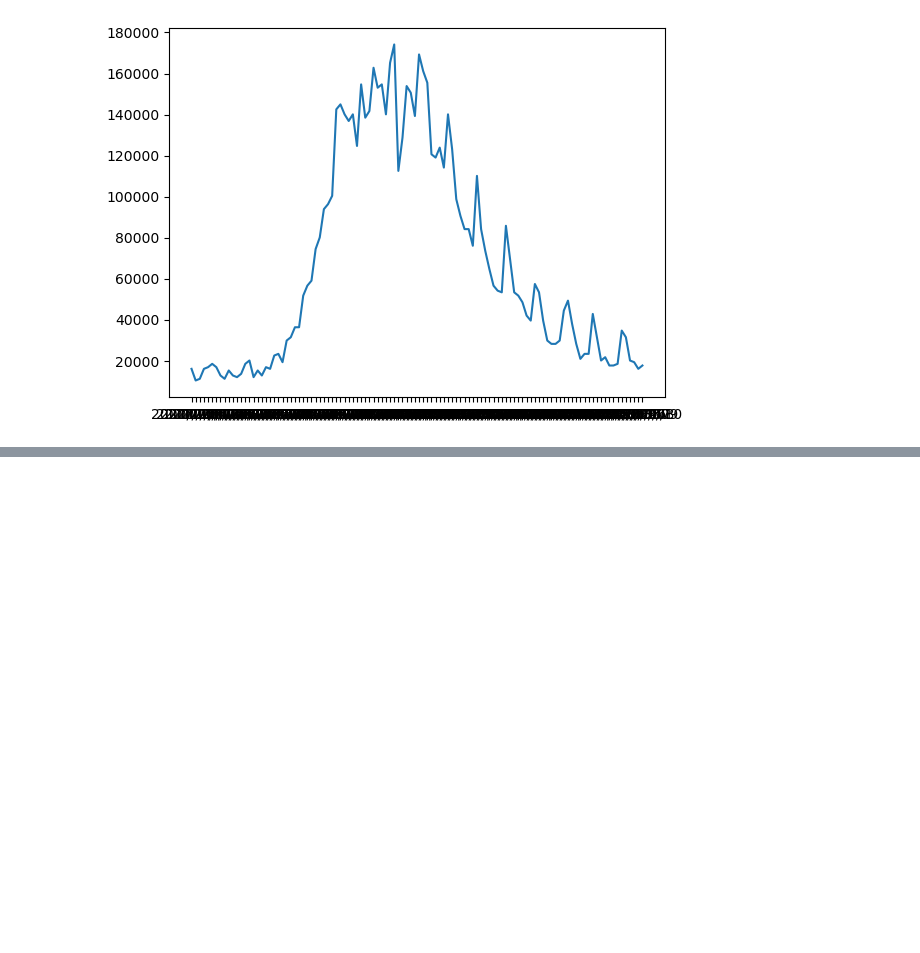
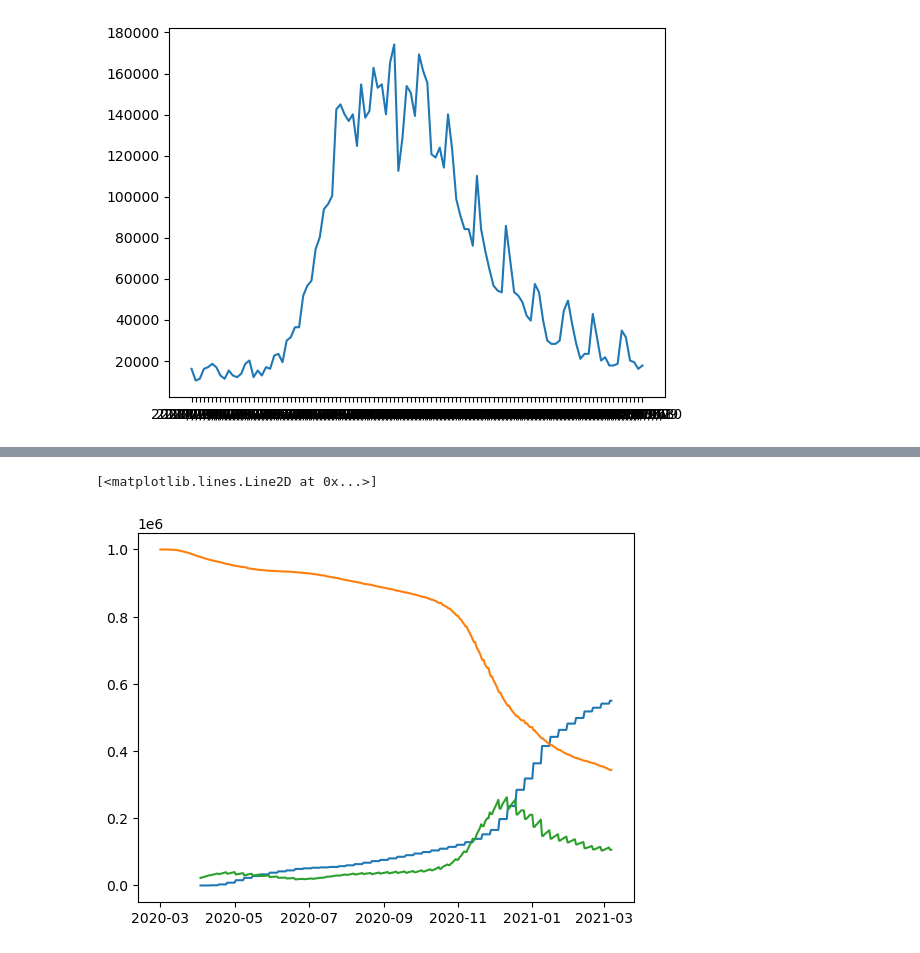
Before and after one commit to oaf9/Differential-Game-Theory-for-SIR-Models, a Jupyter notebook: Code/vanilla_SIR.ipynb, the cells around one changed output, grey strips where cells are left out. Cells and saved outputs as stored; diff of their text form; code cells hidden in the pictures; blank space fills up the shorter version.

```diff
--- a/Code/vanilla_SIR.ipynb
+++ b/Code/vanilla_SIR.ipynb
@@ -31,0 +145,4 @@ plt.plot(sf_data['specimen_collection_date'],I)
+# %%
+md = pd.read_csv("/Users/omarafifi/MyFolders/Differential-Game-Theory-for-SIR-Models/Data/michigan-history.csv")
+md['date'] = pd.to_datetime(md['date'])
+md = md.set_index('date').sort_index()
@@ -31,0 +185,11 @@ plt.plot(sf_data['specimen_collection_date'],I)
+# %%
+N = 1000000
+R = md['recovered']
+S = N- md['positive']
+
+plt.plot(R)
+plt.plot(S)
+plt.plot(N - R-S)
+# %% [output]
+[<matplotlib.lines.Line2D at 0x...>]
+[figure, added]
```
Also changed, not shown: parts of 15 cells of this notebook, 1 other file.
